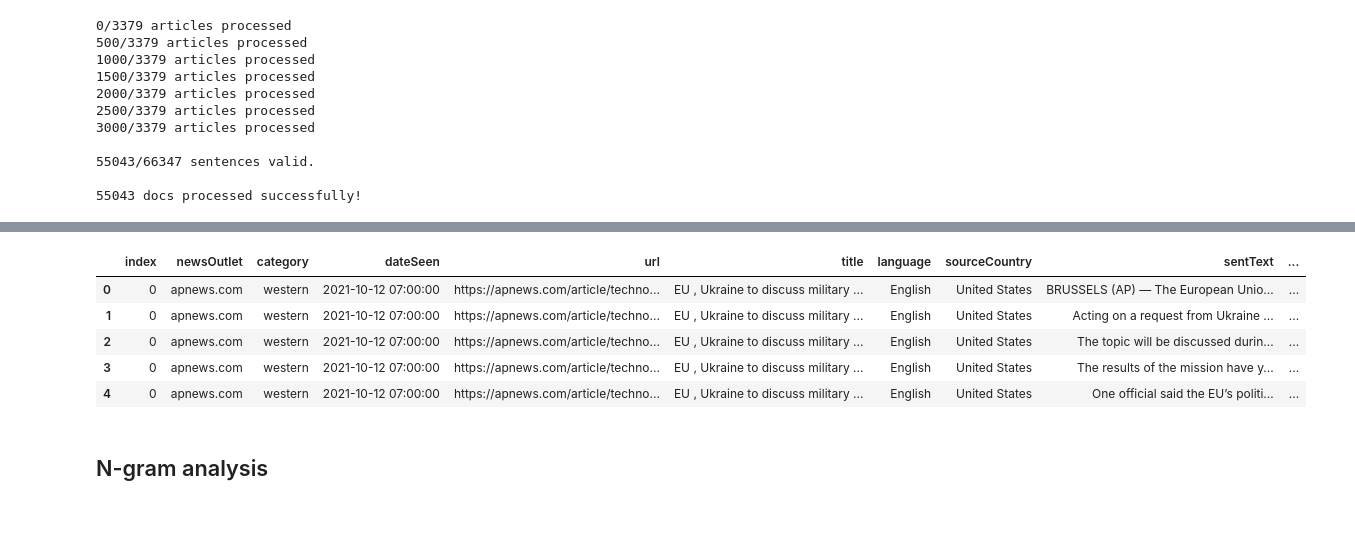
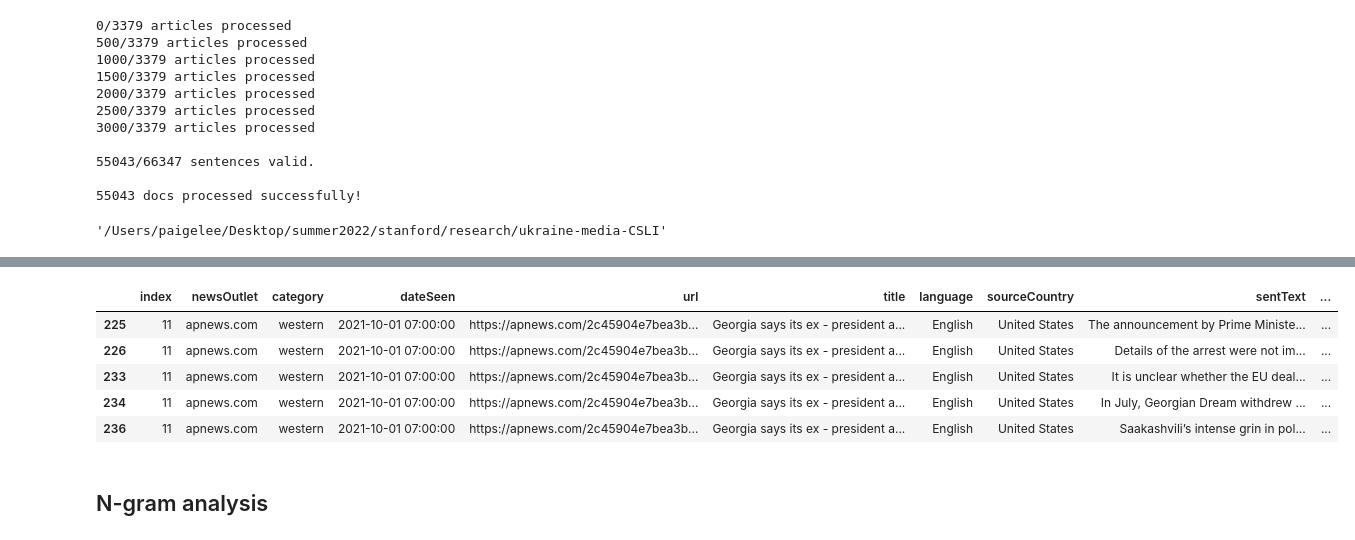
Before and after one commit to eelegiap/ukraine-media-CSLI, a Jupyter notebook: summary_and_ngrams.ipynb, the cells around one changed output, grey strips where cells are left out. Saved outputs shown, nothing was run; the diff lists cells and outputs as text; code cells hidden in the pictures.

```diff
--- a/summary_and_ngrams.ipynb
+++ b/summary_and_ngrams.ipynb
@@ -148,8 +149,12 @@ print(len(docs),'docs processed successfully!')
 55043/66347 sentences valid.
 
 55043 docs processed successfully!
+# %%
+pwd
+# %% [output]
+'/Users/paigelee/Desktop/summer2022/stanford/research/ukraine-media-CSLI'
 # %%
 %%time
-sentenceDf = pd.read_excel('data/topic_model_data/fullSentTopics_7-31-2.xlsx',index_col=0)
+sentenceDf = pd.read_excel('data/topic_model_data/fullSentDataFrame_8-1.xlsx',index_col=0)
 sentenceDf.head()
 # %% [output]
@@ -158,9 +163,9 @@ Wall time: 13.8 s
 |  | index | newsOutlet | category | dateSeen | url | title | language | sourceCountry | sentText | ... |
-| 0 | 0 | apnews.com | western | 2021-10-12 07:00:00 | https://apnews.com/article/techno... | EU , Ukraine to discuss military ... | English | United States | BRUSSELS (AP) — The European Unio... | ... |
-| 1 | 0 | apnews.com | western | 2021-10-12 07:00:00 | https://apnews.com/article/techno... | EU , Ukraine to discuss military ... | English | United States | Acting on a request from Ukraine ... | ... |
-| 2 | 0 | apnews.com | western | 2021-10-12 07:00:00 | https://apnews.com/article/techno... | EU , Ukraine to discuss military ... | English | United States | The topic will be discussed durin... | ... |
-| 3 | 0 | apnews.com | western | 2021-10-12 07:00:00 | https://apnews.com/article/techno... | EU , Ukraine to discuss military ... | English | United States | The results of the mission have y... | ... |
-| 4 | 0 | apnews.com | western | 2021-10-12 07:00:00 | https://apnews.com/article/techno... | EU , Ukraine to discuss military ... | English | United States | One official said the EU’s politi... | ... |
+| 225 | 11 | apnews.com | western | 2021-10-01 07:00:00 | https://apnews.com/2c45904e7bea3b... | Georgia says its ex - president a... | English | United States | The announcement by Prime Ministe... | ... |
+| 226 | 11 | apnews.com | western | 2021-10-01 07:00:00 | https://apnews.com/2c45904e7bea3b... | Georgia says its ex - president a... | English | United States | Details of the arrest were not im... | ... |
+| 233 | 11 | apnews.com | western | 2021-10-01 07:00:00 | https://apnews.com/2c45904e7bea3b... | Georgia says its ex - president a... | English | United States | It is unclear whether the EU deal... | ... |
+| 234 | 11 | apnews.com | western | 2021-10-01 07:00:00 | https://apnews.com/2c45904e7bea3b... | Georgia says its ex - president a... | English | United States | In July, Georgian Dream withdrew ... | ... |
+| 236 | 11 | apnews.com | western | 2021-10-01 07:00:00 | https://apnews.com/2c45904e7bea3b... | Georgia says its ex - president a... | English | United States | Saakashvili’s intense grin in pol... | ... |
 # %% [markdown]
 ## N-gram analysis
 # %%
```
Also changed, not shown: parts of 44 cells of this notebook, 25 other files.
